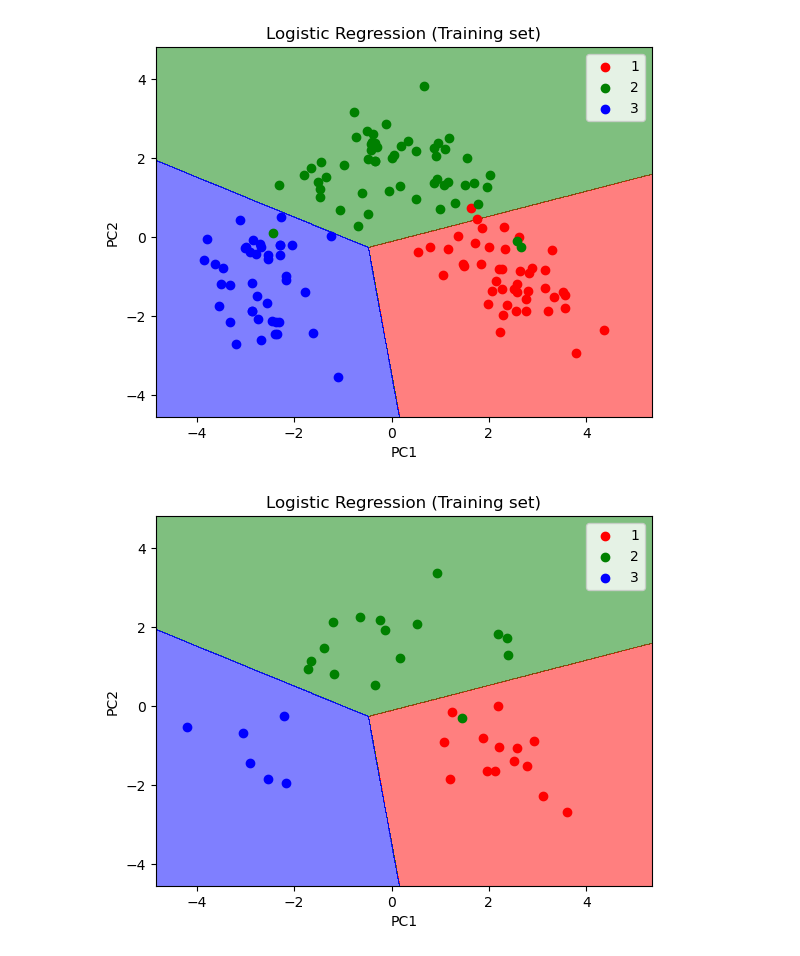
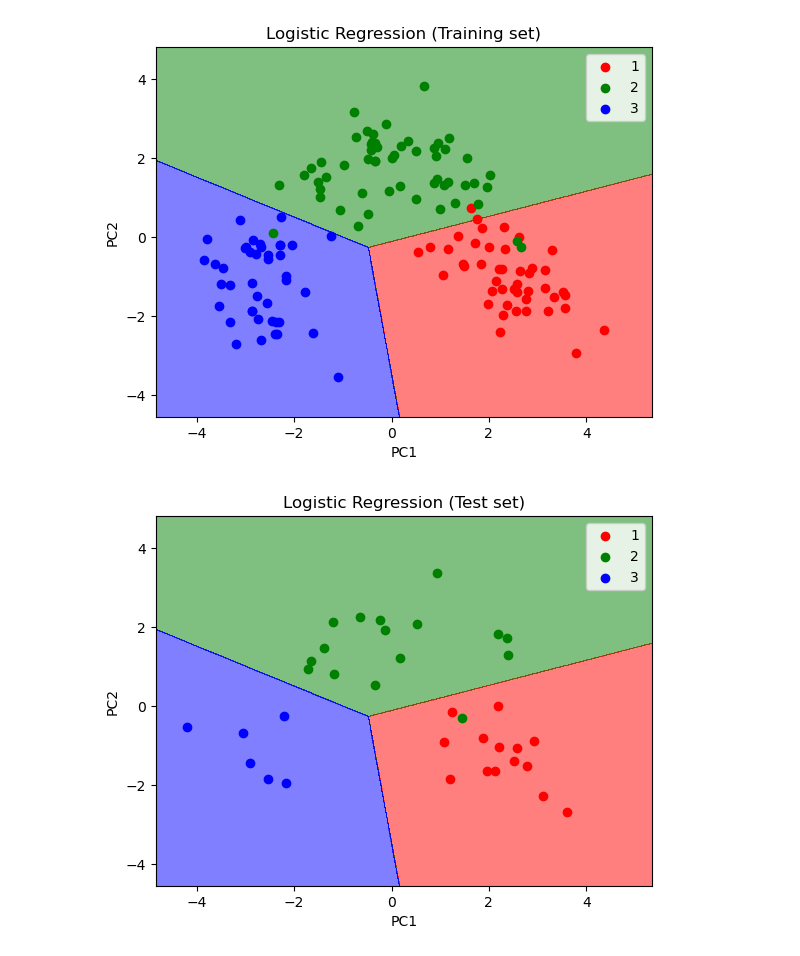
Before and after one commit to hosseinabadii/Machine-Learning-Practice, a Jupyter notebook: 06 Dimensionality Reduction/01 Principal Component Analysis (PCA)/principal_component_analysis.ipynb, the cells around one changed output. Saved outputs shown, nothing was run; the diff lists cells and outputs as text; code cells hidden in the pictures.

```diff
--- a/06 Dimensionality Reduction/01 Principal Component Analysis (PCA)/principal_component_analysis.ipynb
+++ b/06 Dimensionality Reduction/01 Principal Component Analysis (PCA)/principal_component_analysis.ipynb
@@ -119,15 +119,15 @@ plt.show()
 # %%
 plt.contourf(X1, X2, mesh_pred, alpha=0.5, cmap=cp)
 
 for i, j in enumerate(np.unique(y_test)):
     plt.scatter(X_test[y_test == j, 0], X_test[y_test == j, 1], color=cp(i), label=j)
 
 plt.xlim(X1.min(), X1.max())
 plt.ylim(X2.min(), X2.max())
-plt.title('Logistic Regression (Training set)')
+plt.title('Logistic Regression (Test set)')
 plt.xlabel('PC1')
 plt.ylabel('PC2')
 plt.legend()
 plt.show()
 # %% [output]
-[figure, old version]
+[figure, new version]
```
